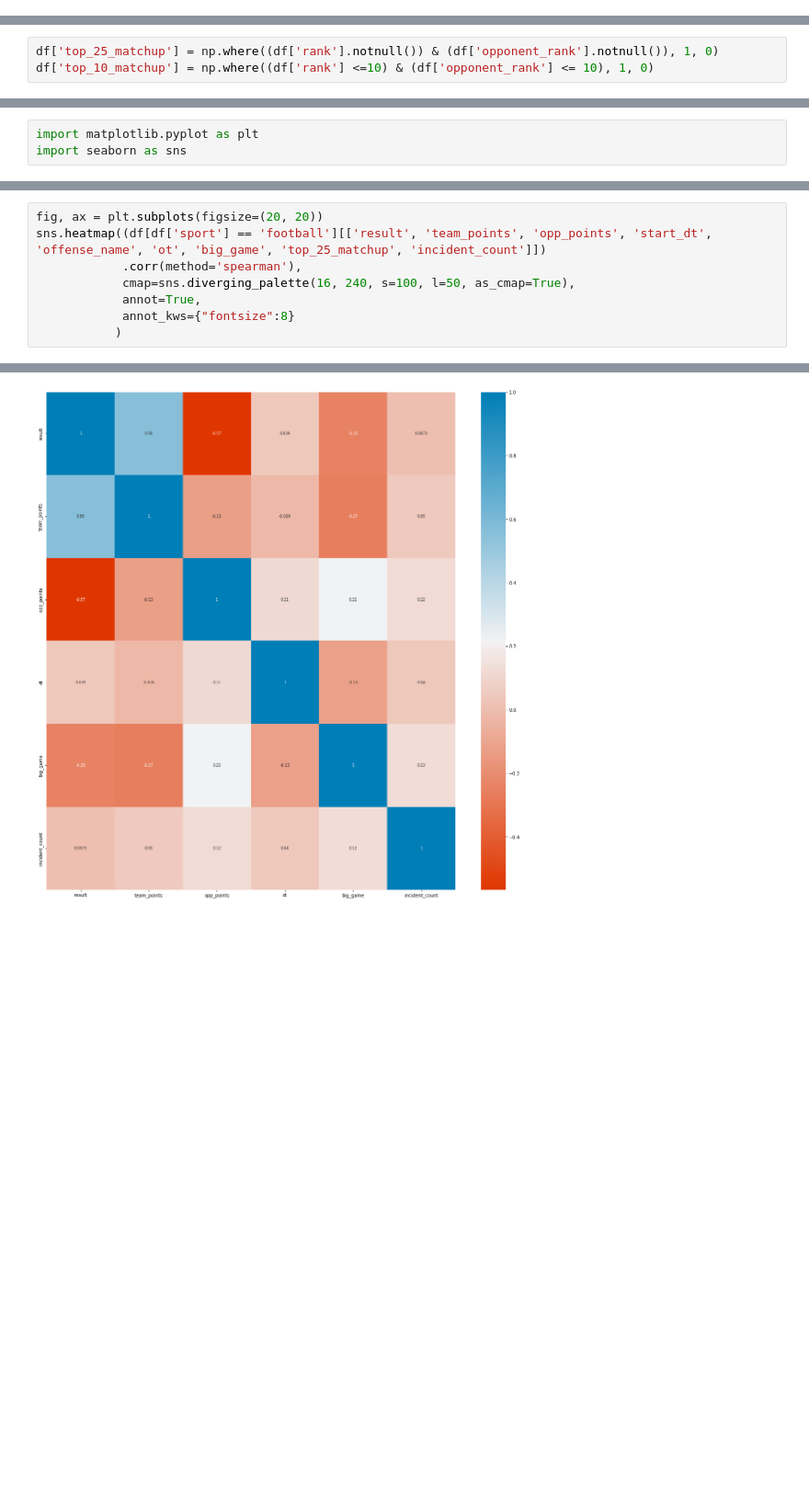
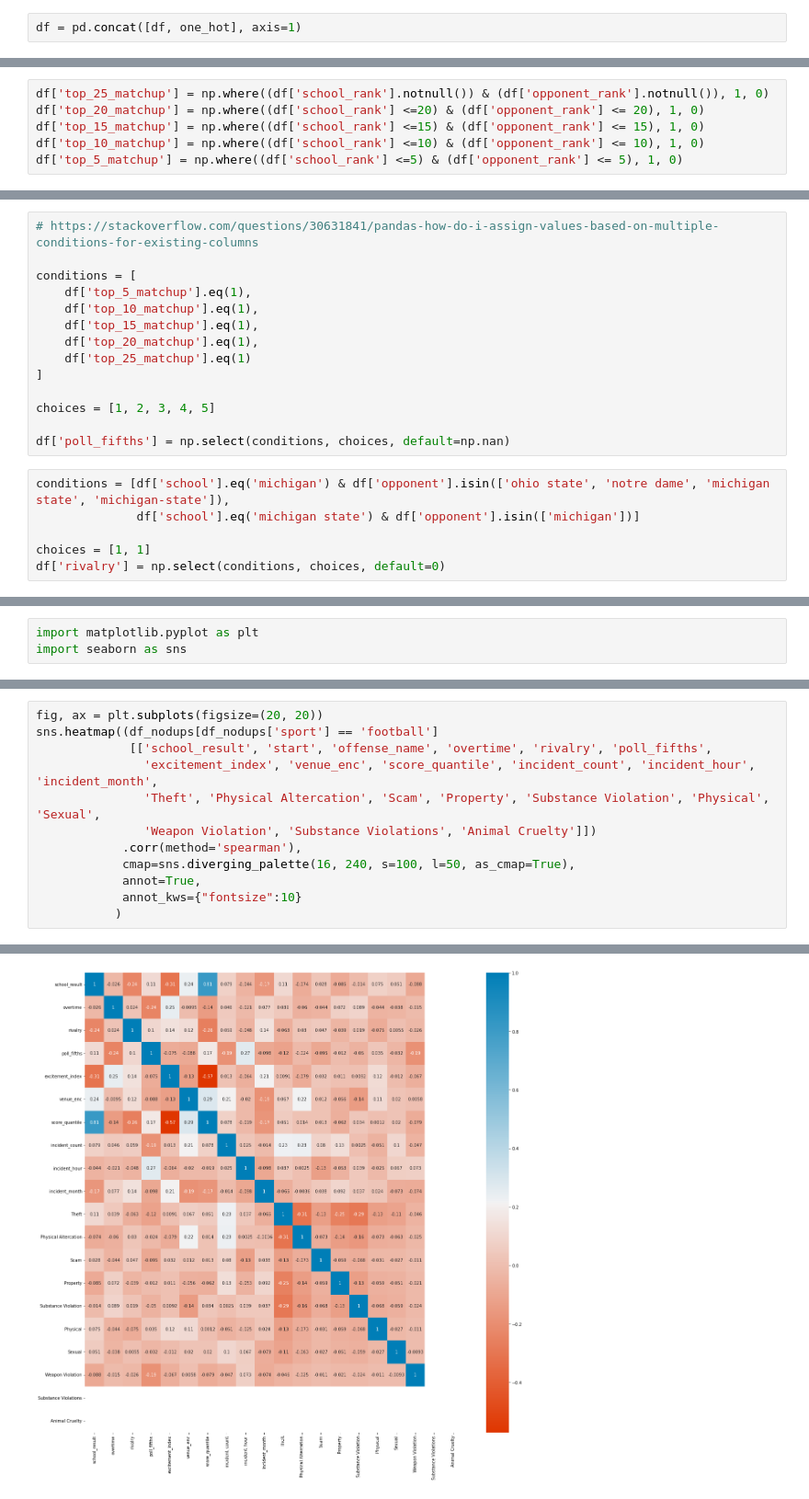
Before and after one commit to djboudia/milestone, a Jupyter notebook: 03_notebooks/06_sports_crime_eda.ipynb, the cells around one changed output, grey strips where cells are left out. Shown at 92% size. Cells and saved outputs as stored; diff of their text form; blank space fills up the shorter version.

```diff
--- a/03_notebooks/06_sports_crime_eda.ipynb
+++ b/03_notebooks/06_sports_crime_eda.ipynb
@@ -51,0 +147,2 @@ df['incident_count'] = df.groupby(['game_id'])['incident_id'].transform('count')
+# %%
+df = pd.concat([df, one_hot], axis=1)
@@ -55,5 +155,8 @@ df['incident_count'] = df.groupby(['game_id'])['incident_id'].transform('count')
 
 ## Exploring how poll rank affects incidents
 # %%
-df['top_25_matchup'] = np.where((df['rank'].notnull()) & (df['opponent_rank'].notnull()), 1, 0)
-df['top_10_matchup'] = np.where((df['rank'] <=10) & (df['opponent_rank'] <= 10), 1, 0)
+df['top_25_matchup'] = np.where((df['school_rank'].notnull()) & (df['opponent_rank'].notnull()), 1, 0)
+df['top_20_matchup'] = np.where((df['school_rank'] <=20) & (df['opponent_rank'] <= 20), 1, 0)
+df['top_15_matchup'] = np.where((df['school_rank'] <=15) & (df['opponent_rank'] <= 15), 1, 0)
+df['top_10_matchup'] = np.where((df['school_rank'] <=10) & (df['opponent_rank'] <= 10), 1, 0)
+df['top_5_matchup'] = np.where((df['school_rank'] <=5) & (df['opponent_rank'] <= 5), 1, 0)
@@ -59,0 +196,20 @@ df['top_10_matchup'] = np.where((df['rank'] <=10) & (df['opponent_rank'] <= 10),
+# %%
+# https://stackoverflow.com/questions/30631841/pandas-how-do-i-assign-values-based-on-multiple-conditions-for-existing-columns
+
+conditions = [
+    df['top_5_matchup'].eq(1),
+    df['top_10_matchup'].eq(1),
+    df['top_15_matchup'].eq(1),
+    df['top_20_matchup'].eq(1),
+    df['top_25_matchup'].eq(1)
+]
+
+choices = [1, 2, 3, 4, 5]
+
+df['poll_fifths'] = np.select(conditions, choices, default=np.nan)
+# %%
+conditions = [df['school'].eq('michigan') & df['opponent'].isin(['ohio state', 'notre dame', 'michigan state', 'michigan-state']),
+              df['school'].eq('michigan state') & df['opponent'].isin(['michigan'])]
+
+choices = [1, 1]
+df['rivalry'] = np.select(conditions, choices, default=0)
@@ -250,11 +510,15 @@ gropuby_gameid
 # %%
 fig, ax = plt.subplots(figsize=(20, 20))
-sns.heatmap((df[df['sport'] == 'football'][['result', 'team_points', 'opp_points', 'start_dt', 'offense_name', 'ot', 'big_game', 'top_25_matchup', 'incident_count']])
+sns.heatmap((df_nodups[df_nodups['sport'] == 'football']
+             [['school_result', 'start', 'offense_name', 'overtime', 'rivalry', 'poll_fifths',
+               'excitement_index', 'venue_enc', 'score_quantile', 'incident_count', 'incident_hour', 'incident_month',
+               'Theft', 'Physical Altercation', 'Scam', 'Property', 'Substance Violation', 'Physical', 'Sexual',
+               'Weapon Violation', 'Substance Violations', 'Animal Cruelty']])
             .corr(method='spearman'),
             cmap=sns.diverging_palette(16, 240, s=100, l=50, as_cmap=True),
             annot=True,
-            annot_kws={"fontsize":8}
+            annot_kws={"fontsize":10}
            )
 # %% [output]
 <AxesSubplot:>
-[figure, old version]
+[figure, new version]
```
Also changed, not shown: parts of 67 cells of this notebook.
